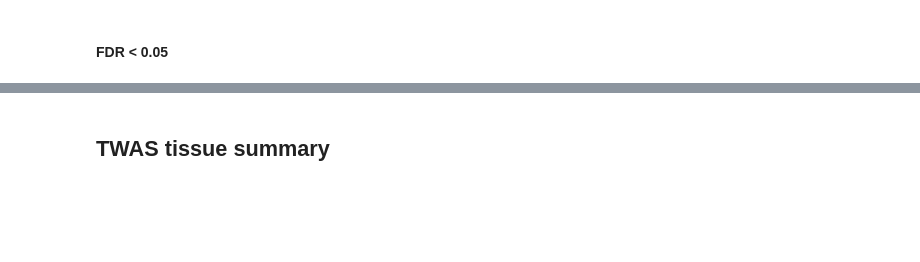
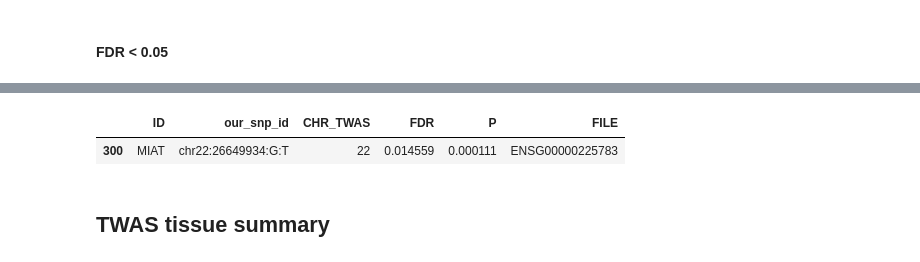
Before and after one commit to LieberInstitute/BrainSeqPhase3Caudate, a Jupyter notebook: analysis/twas/public_twas_comp/_h/main.ipynb, the cells around one changed output, grey strips where cells are left out. Saved outputs shown, nothing was run; the diff lists cells and outputs as text; code cells hidden in the pictures; blank space fills up the shorter version.

Commit message:
examined MIAT in caudate specific

```diff
--- a/analysis/twas/public_twas_comp/_h/main.ipynb
+++ b/analysis/twas/public_twas_comp/_h/main.ipynb
@@ -166,3 +304,8 @@ drop_caudate[(drop_caudate['P'] > 5e-8)].sort_values('FDR')\
+# %%
+drop_caudate[(drop_caudate["ID"] == "MIAT")].loc[:, ['ID', 'our_snp_id', 'CHR_TWAS', 'FDR', 'P', 'FILE']]
+# %% [output]
+|  | ID | our_snp_id | CHR_TWAS | FDR | P | FILE |
+| 300 | MIAT | chr22:26649934:G:T | 22 | 0.014559 | 0.000111 | ENSG00000225783 |
 # %% [markdown]
 ## TWAS tissue summary
 # %%
```
Also changed, not shown: parts of 28 cells of this notebook, 3 other files.
